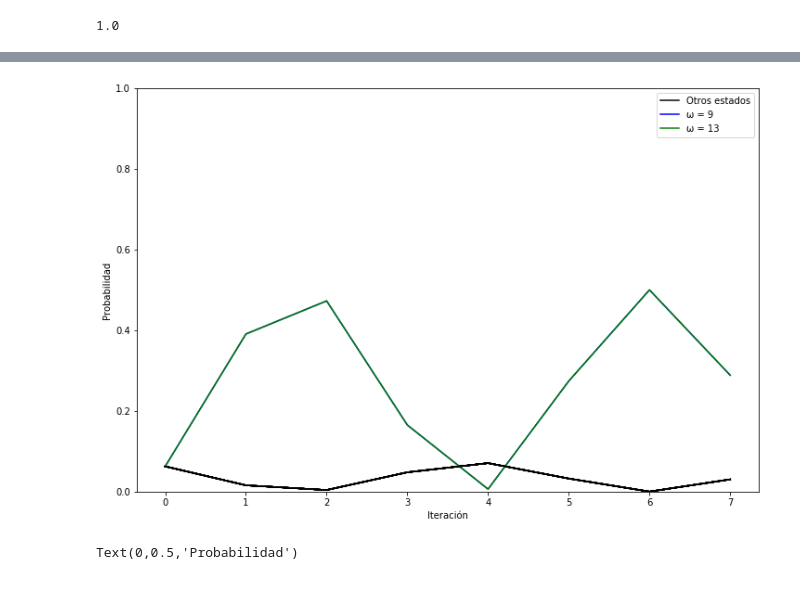
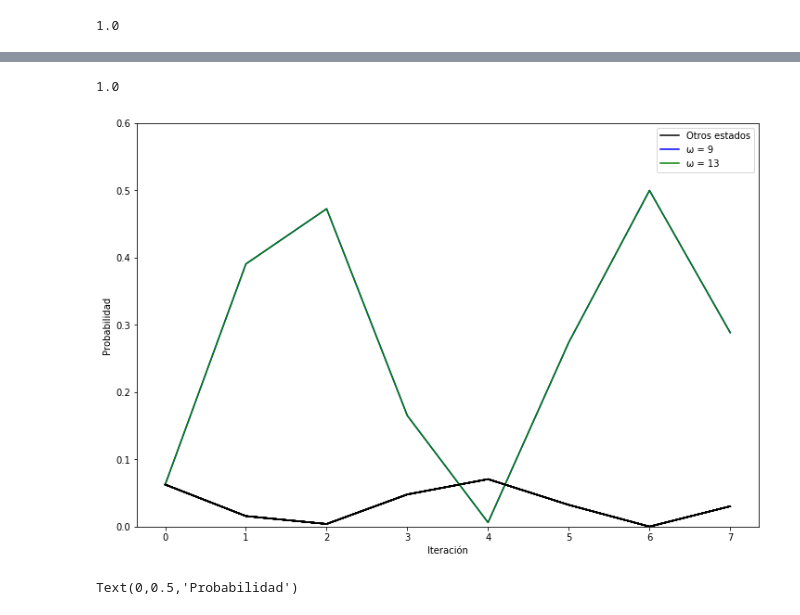
Before and after one commit to mcasanova1445/transmon-thesis, a Jupyter notebook: Grover/Results2-lossless/Untitled.ipynb, the cells around one changed output, grey strips where cells are left out. Drawn from its saved outputs; the diff is of its cells as text; code cells hidden in the pictures.

```diff
--- a/Grover/Results2-lossless/Untitled.ipynb
+++ b/Grover/Results2-lossless/Untitled.ipynb
@@ -69,22 +91,50 @@ print(sum)
+# %%
+
+a = []
+a += [[1/8,-(1/16),-(7/32),-(17/64),-(23/128),-(1/ 256),89/512]]
+a += [[1/8,-(1/16),-(7/32),-(17/64),-(23/ 128),-(1/256),89/512]]
+a += [[1/8,-(1/16),-(7/32),-(17/ 64),-(23/128),-(1/256),89/512]]
+a += [[1/8,-(1/16),-(7/ 32),-(17/64),-(23/128),-(1/256),89/512]]
+a += [[1/8,-(1/16),-(7/32),-(17/64),-(23/128),-(1/256),89/512]]
+a += [[1/8,-(1/ 16),-(7/32),-(17/64),-(23/128),-(1/ 256),89/ 512]]
+a += [[1/8,-(1/16),-(7/32),-(17/64),-(23/ 128),-(1/256),89/512]]
+a += [[1/8,-(1/16),-(7/32),-(17/ 64),-(23/128),-(1/256),89/512]]
+a += [[1/8,-(1/16),-(7/32),-(17/64),-(23/128),-(1/256),89/512]]
+a += [[5/ 8,11/ 16,13/ 32,-(5/64),-(67/128),-(181/256),-(275/512)]]
+a += [[1/8,-(1/16),-(7/32),-(17/64),-(23/128),-(1/ 256),89/512]]
+a += [[1/8,-(1/16),-(7/32),-(17/64),-(23/ 128),-(1/256),89/ 512]]
+a += [[1/8,-(1/16),-(7/32),-(17/ 64),-(23/128),-(1/256),89/512]]
+a += [[5/8,11/ 16,13/ 32,-(5/64),-(67/128),-(181/256),-(275/512)]]
+a += [[1/8,-(1/16),-(7/32),-(17/64),-(23/128),-(1/256),89/512]]
+a += [[1/ 8,-(1/16),-(7/32),-(17/64),-(23/128),-(1/ 256),89/512]]
+
+
+sum = 0
+for i in range(16):
+    sum += (a[i][-1])**2
+
+print(sum)
+# %% [output]
+1.0
 # %%
 fig, axes = plt.subplots(1, 1, sharex=True, figsize=(12,8))
 
 for i in range(16):
     if i == 9:
         axes.plot(np.abs([1/np.sqrt(16)]+a[i])**2, c='b', label='ω = 9')
     elif i == 13:
         axes.plot(np.abs([1/np.sqrt(16)]+a[i])**2, c='g', label='ω = 13')
     elif i == 0:
         axes.plot(np.abs([1/np.sqrt(16)]+a[i])**2, c='k', label='Otros estados')
     else:
         axes.plot(np.abs([1/np.sqrt(16)]+a[i])**2, c='k')
 axes.set_xlabel('Iteración')
 axes.set_ylabel('Probabilidad')
-axes.set_ylim(0,1)
+axes.set_ylim(0,0.6)
 axes.legend()
 fig.savefig('../../img/grover2M.eps', format='eps')
 # %% [output]
-[figure, old version]
+[figure, new version]
 # %%
 plt.plot(np.abs([1/np.sqrt(16)]+a[0])**2, c='r')
 plt.plot(np.abs([1/np.sqrt(16)]+a[-1])**2, c='b')
```
Also changed, not shown: parts of 2 cells of this notebook, 38 other files.
